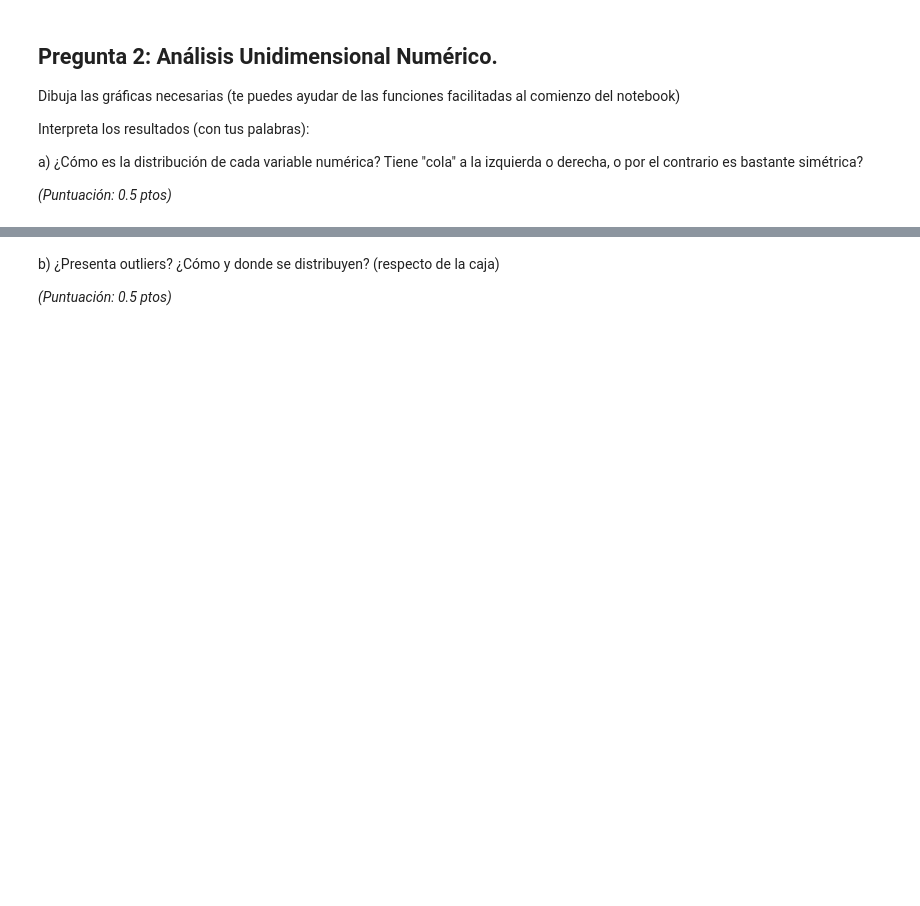
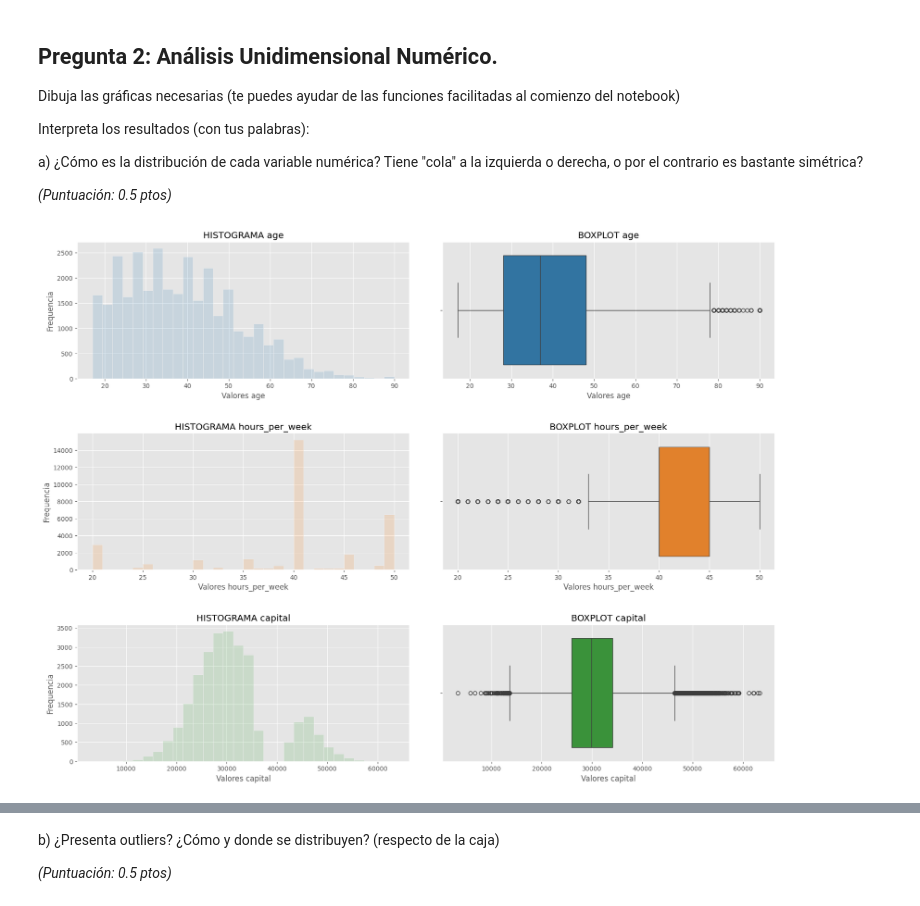
Before and after one commit to SonikoKatsura/CURSO_PARO_IA, a Jupyter notebook: Rober_IA/Modulo2/Examen_Tema_2/Examen_Modulo2.ipynb, the cells around one changed output, grey strips where cells are left out. Saved outputs shown, nothing was run; the diff lists cells and outputs as text; code cells hidden in the pictures; blank space fills up the shorter version.

```diff
--- a/Rober_IA/Modulo2/Examen_Tema_2/Examen_Modulo2.ipynb
+++ b/Rober_IA/Modulo2/Examen_Tema_2/Examen_Modulo2.ipynb
@@ -214,3 +216,13 @@ a) Sin entrar en gráficas ni cálculos (eso vendrá más tarde), en tu opinión
 b) Elimina duplicados y separa las columnas en variables numéricas y categóricas para trabajar más fácil con ellas.
 
 *(Puntuación: 0.15 ptos)*
+# %%
+# Eliminar duplicados
+df_adult.drop_duplicates(inplace=True)
+
+# Separar columnas en numéricas y categóricas
+var_num = df_adult.select_dtypes(include=['int64', 'float64']).columns.tolist()
+var_cat = df_adult.select_dtypes(include=['object']).columns.tolist()
+
+print("Columnas numéricas:", var_num)
+print("Columnas categóricas:", var_cat)
@@ -228,3 +263,10 @@ Interpreta los resultados (con tus palabras):
 a) ¿Cómo es la distribución de cada variable numérica? Tiene "cola" a la izquierda o derecha, o por el contrario es bastante simétrica?
 
 *(Puntuación: 0.5 ptos)*
+# %%
+# Eliminar la columna 'ID' de las variables numéricas
+var_num_analisis = [col for col in var_num if col != 'ID']
+
+graf_histo_box_numericas(df_adult, var_num_analisis)
+# %% [output]
+[figure, added]
```
Also changed, not shown: parts of 26 cells of this notebook.
